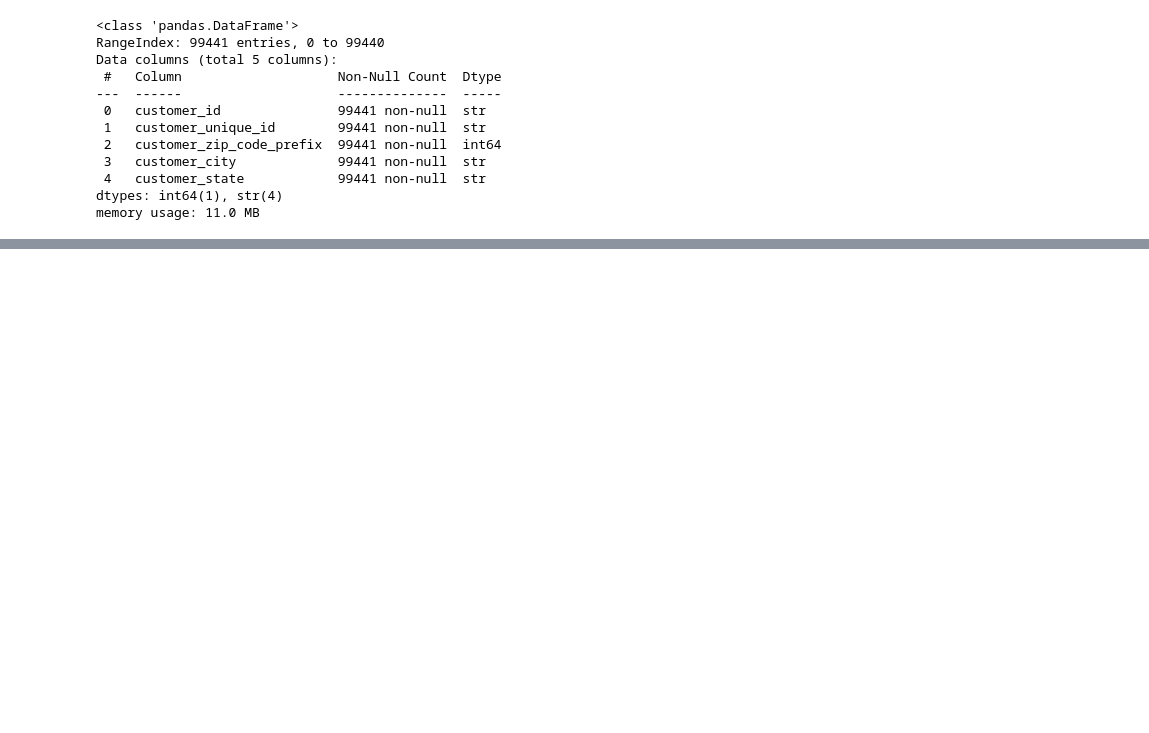
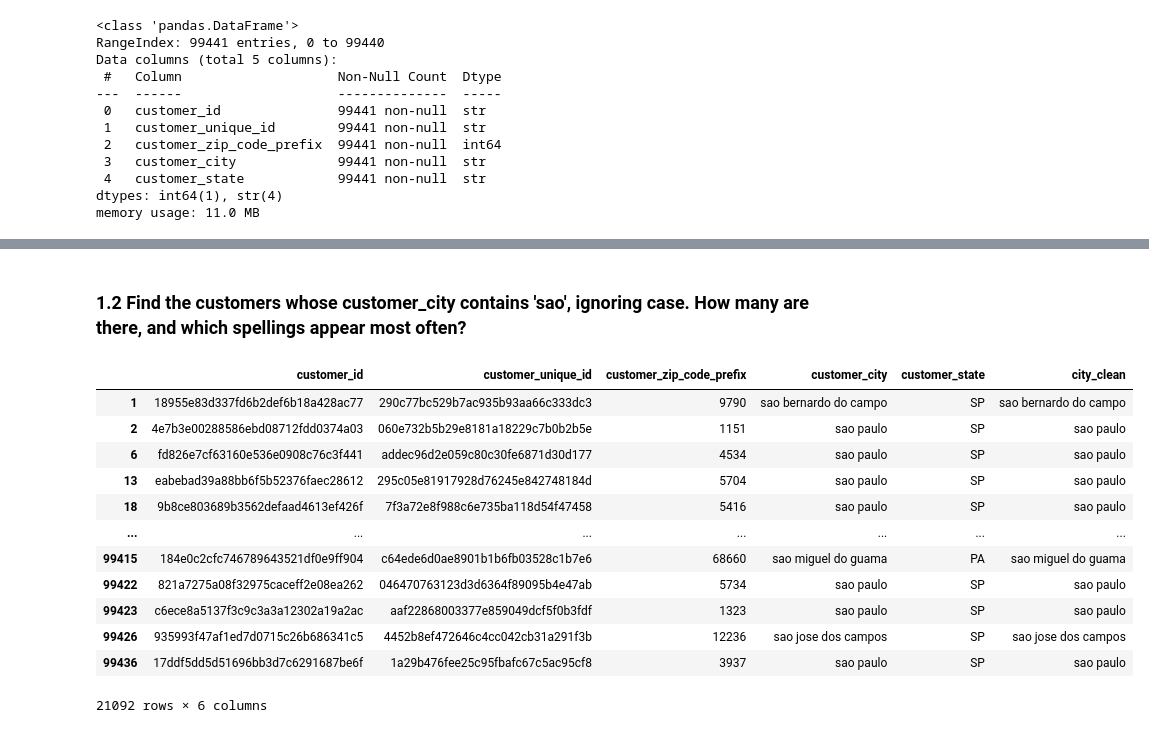
Before and after one commit to Lavishajagwani/Pandas_14_days, a Jupyter notebook: Notebooks/Day04.ipynb, the cells around one changed output, grey strips where cells are left out. Cells and saved outputs as stored; diff of their text form; code cells hidden in the pictures; blank space fills up the shorter version.

```diff
--- a/Notebooks/Day04.ipynb
+++ b/Notebooks/Day04.ipynb
@@ -44,0 +58,2 @@ memory usage: 11.0 MB
+# %%
+customers["city_clean"] = customers.customer_city.str.strip().str.lower()
@@ -44,0 +110,19 @@ memory usage: 11.0 MB
+# %% [markdown]
+### 1.2 Find the customers whose customer_city contains 'sao', ignoring case. How many are there, and which spellings appear most often?
+# %%
+##one way of getting result-but here the na values in the column might break the filter. Hence second one is the right answer
+customers[customers.customer_city.str.lower().str.contains('sao')]
+# %% [output]
+|  | customer_id | customer_unique_id | customer_zip_code_prefix | customer_city | customer_state | city_clean |
+| 1 | 18955e83d337fd6b2def6b18a428ac77 | 290c77bc529b7ac935b93aa66c333dc3 | 9790 | sao bernardo do campo | SP | sao bernardo do campo |
+| 2 | 4e7b3e00288586ebd08712fdd0374a03 | 060e732b5b29e8181a18229c7b0b2b5e | 1151 | sao paulo | SP | sao paulo |
+| 6 | fd826e7cf63160e536e0908c76c3f441 | addec96d2e059c80c30fe6871d30d177 | 4534 | sao paulo | SP | sao paulo |
+| 13 | eabebad39a88bb6f5b52376faec28612 | 295c05e81917928d76245e842748184d | 5704 | sao paulo | SP | sao paulo |
+| 18 | 9b8ce803689b3562defaad4613ef426f | 7f3a72e8f988c6e735ba118d54f47458 | 5416 | sao paulo | SP | sao paulo |
+| ... | ... | ... | ... | ... | ... | ... |
+| 99415 | 184e0c2cfc746789643521df0e9ff904 | c64ede6d0ae8901b1b6fb03528c1b7e6 | 68660 | sao miguel do guama | PA | sao miguel do guama |
+| 99422 | 821a7275a08f32975caceff2e08ea262 | 046470763123d3d6364f89095b4e47ab | 5734 | sao paulo | SP | sao paulo |
+| 99423 | c6ece8a5137f3c9c3a3a12302a19a2ac | aaf22868003377e859049dcf5f0b3fdf | 1323 | sao paulo | SP | sao paulo |
+| 99426 | 935993f47af1ed7d0715c26b686341c5 | 4452b8ef472646c4cc042cb31a291f3b | 12236 | sao jose dos campos | SP | sao jose dos campos |
+| 99436 | 17ddf5dd5d51696bb3d7c6291687be6f | 1a29b476fee25c95fbafc67c5ac95cf8 | 3937 | sao paulo | SP | sao paulo |
+21092 rows × 6 columns
```
Also changed, not shown: parts of 44 cells of this notebook.
